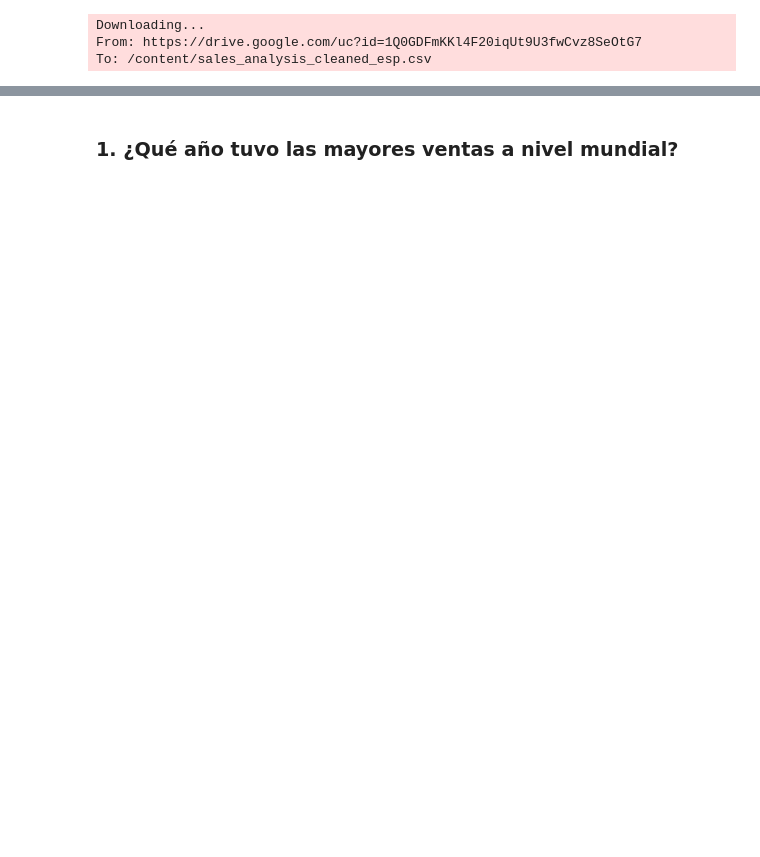
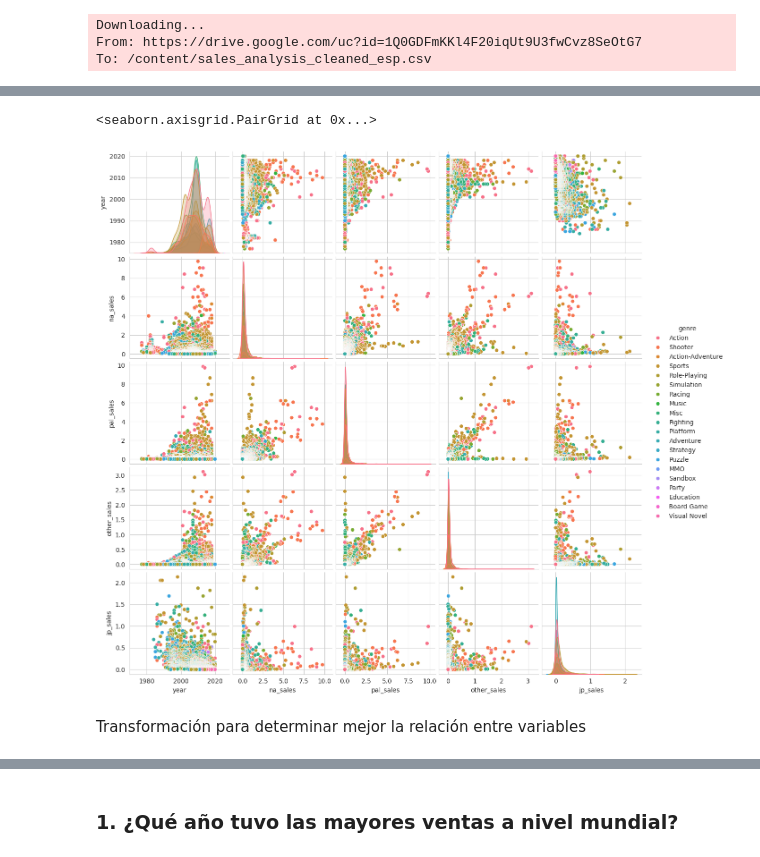
Before and after one commit to Kado2/EDA_videogames_sales_-_industry_data-1980_2024-, a Jupyter notebook: Version_en_esp/03_Sales_Analysis.ipynb, the cells around one changed output, grey strips where cells are left out. Cells and saved outputs as stored; diff of their text form; code cells hidden in the pictures; blank space fills up the shorter version.

```diff
--- a/Version_en_esp/03_Sales_Analysis.ipynb
+++ b/Version_en_esp/03_Sales_Analysis.ipynb
@@ -66,0 +81,10 @@ df.head(5)
+# %%
+# Acorta el dataset para que tarde menos
+data_pair = df.loc[:,["year", "genre", "na_sales", "pal_sales", "other_sales","jp_sales"]]
+# %%
+sns.pairplot(data_pair, hue='genre')
+# %% [output]
+<seaborn.axisgrid.PairGrid at 0x...>
+[figure, added]
+# %% [markdown]
+Transformación para determinar mejor la relación entre variables
```
Also changed, not shown: parts of 42 cells of this notebook.
